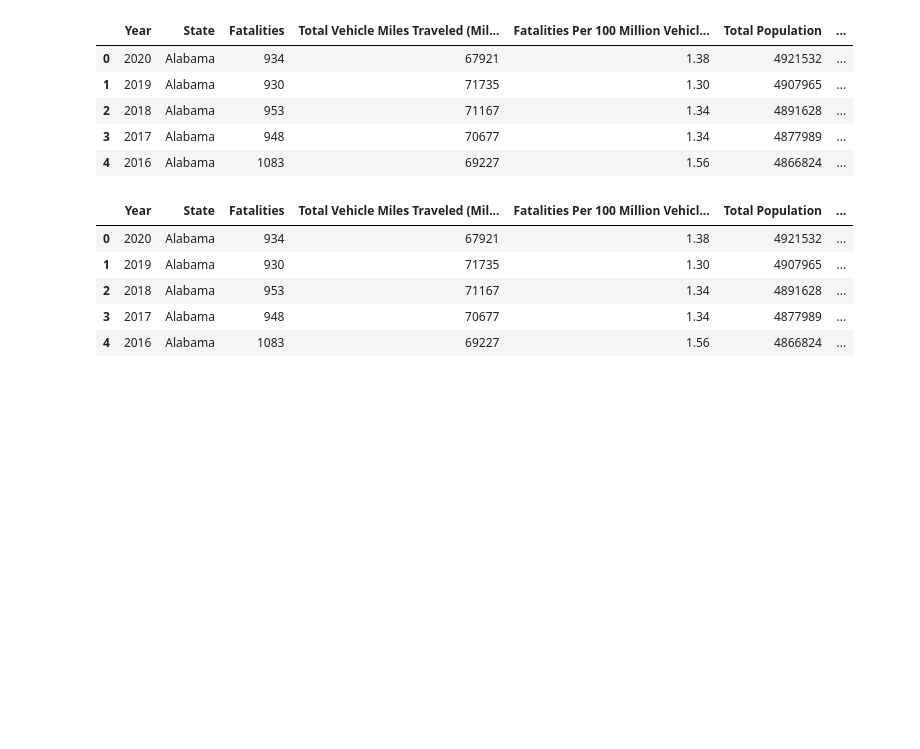
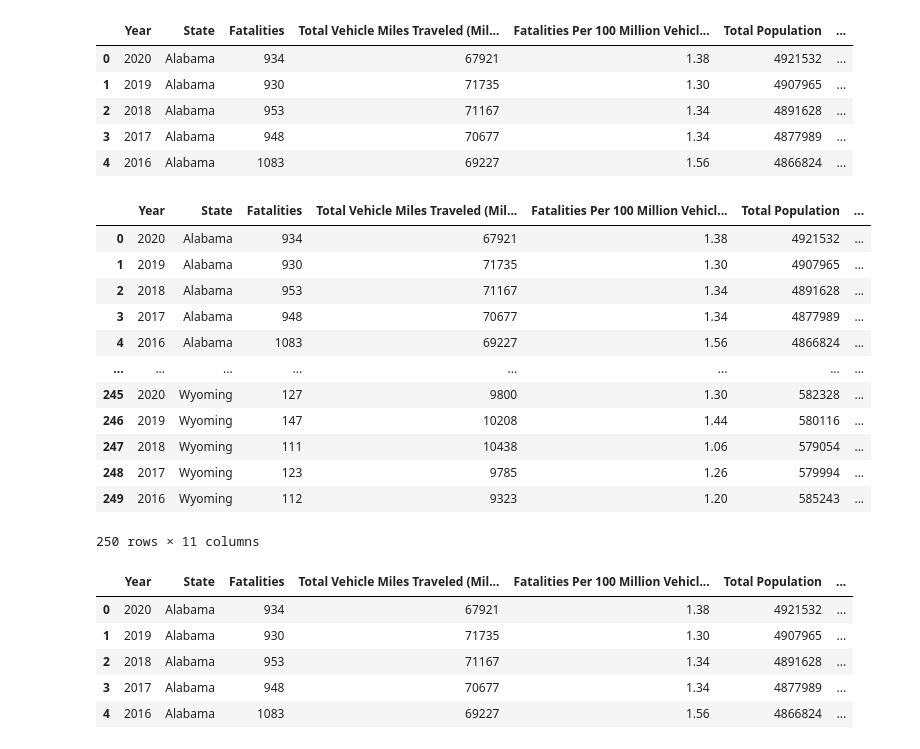
Before and after one commit to AjaniBenoit/Final_Project, a Jupyter notebook: car_fatality.ipynb, the cells around one changed output. Cells and saved outputs as stored; diff of their text form; code cells hidden in the pictures; blank space fills up the shorter version.

```diff
--- a/car_fatality.ipynb
+++ b/car_fatality.ipynb
@@ -34,6 +34,21 @@ df2.head()
 # %%
 # create a dictionary of states.
 clean_df=df2.merge(df1, on=["Year", "State"], how="left")
+clean_df
+# %% [output]
+|  | Year | State | Fatalities | Total Vehicle Miles Traveled (Mil... | Fatalities Per 100 Million Vehicl... | Total Population | ... |
+| 0 | 2020 | Alabama | 934 | 67921 | 1.38 | 4921532 | ... |
+| 1 | 2019 | Alabama | 930 | 71735 | 1.30 | 4907965 | ... |
+| 2 | 2018 | Alabama | 953 | 71167 | 1.34 | 4891628 | ... |
+| 3 | 2017 | Alabama | 948 | 70677 | 1.34 | 4877989 | ... |
+| 4 | 2016 | Alabama | 1083 | 69227 | 1.56 | 4866824 | ... |
+| ... | ... | ... | ... | ... | ... | ... | ... |
+| 245 | 2020 | Wyoming | 127 | 9800 | 1.30 | 582328 | ... |
+| 246 | 2019 | Wyoming | 147 | 10208 | 1.44 | 580116 | ... |
+| 247 | 2018 | Wyoming | 111 | 10438 | 1.06 | 579054 | ... |
+| 248 | 2017 | Wyoming | 123 | 9785 | 1.26 | 579994 | ... |
+| 249 | 2016 | Wyoming | 112 | 9323 | 1.20 | 585243 | ... |
+250 rows × 11 columns
 # %%
 clean_df['Number Alcohol-Impaired Fatalities']=clean_df['Alcohol-Impaired Driving Fatalities (BAC']
 clean_df['Percent Alcohol-Impaired Fatalities']=clean_df['Unnamed: 4']
```
Also changed, not shown: parts of 34 cells of this notebook.
